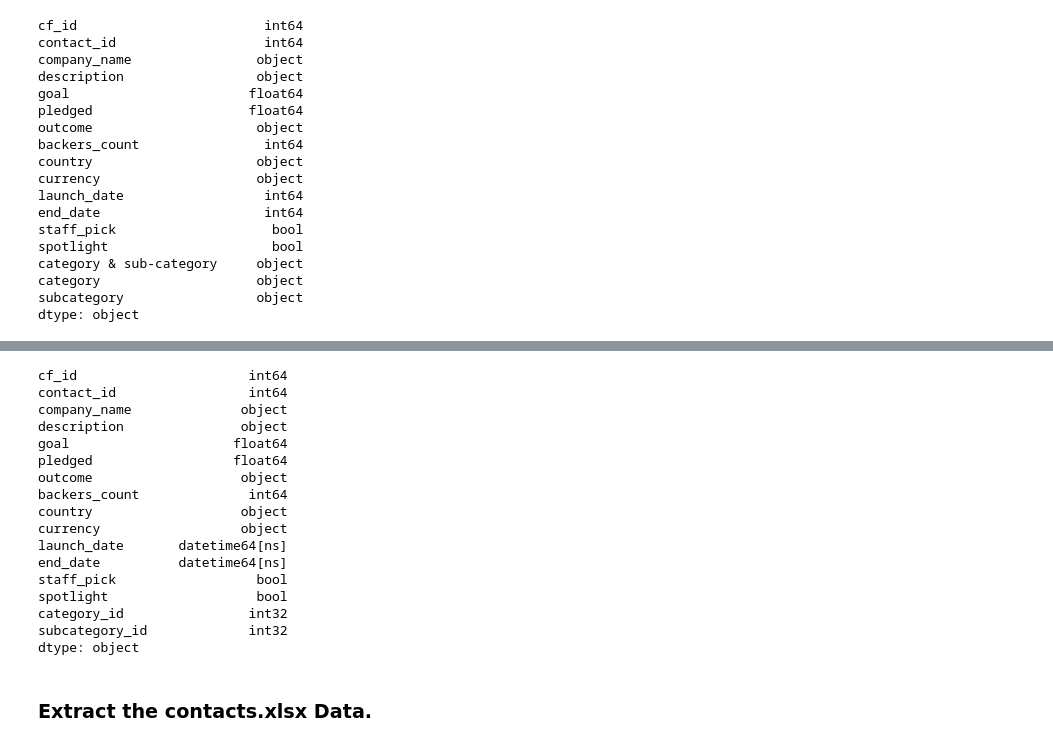
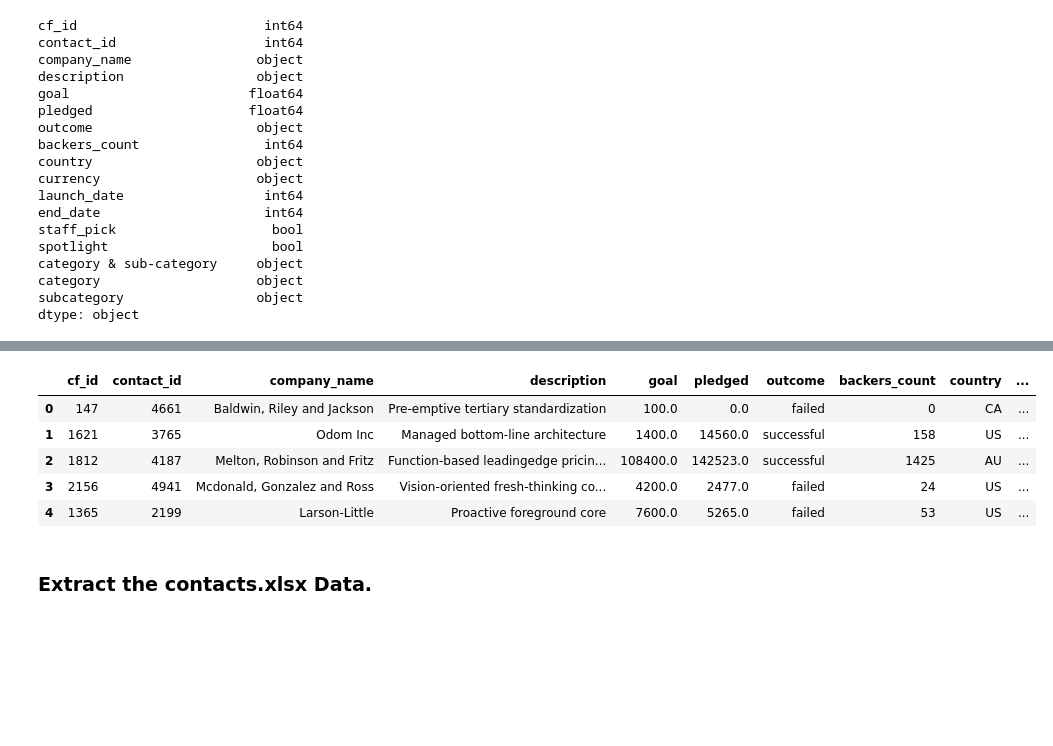
Before and after one commit to rich-willet/Crowdfunding_ETL, a Jupyter notebook: ETL_Mini_Project_RWillet_NRaver-Goldsby.ipynb, the cells around one changed output, grey strips where cells are left out. Drawn from its saved outputs; the diff is of its cells as text; code cells hidden in the pictures; blank space fills up the shorter version.

Commit message:
fixed bugs in sql and ipynb, successfully imported all csv's

```diff
--- a/ETL_Mini_Project_RWillet_NRaver-Goldsby.ipynb
+++ b/ETL_Mini_Project_RWillet_NRaver-Goldsby.ipynb
@@ -265,30 +265,20 @@ campaign_merged_df.tail(10)
 # %%
 # drop unwanted columns
 
-columns_to_drop = ['category & sub-category', 'category', 'subcategory']
+columns_to_drop = ['category & sub-category', 'staff_pick', 'spotlight', 'category', 'subcategory']
 if all(col in campaign_merged_df.columns for col in columns_to_drop):
     campaign_merged_df.drop(columns=columns_to_drop, inplace=True)
 
+
+campaign_merged_df.dtypes
 campaign_merged_df.head()
-campaign_merged_df.dtypes
 # %% [output]
-cf_id                      int64
-contact_id                 int64
-company_name              object
-description               object
-goal                     float64
-pledged                  float64
-outcome                   object
-backers_count              int64
-country                   object
-currency                  object
-launch_date       datetime64[ns]
-end_date          datetime64[ns]
-staff_pick                  bool
-spotlight                   bool
-category_id                int32
-subcategory_id             int32
-dtype: object
+|  | cf_id | contact_id | company_name | description | goal | pledged | outcome | backers_count | country | ... |
+| 0 | 147 | 4661 | Baldwin, Riley and Jackson | Pre-emptive tertiary standardization | 100.0 | 0.0 | failed | 0 | CA | ... |
+| 1 | 1621 | 3765 | Odom Inc | Managed bottom-line architecture | 1400.0 | 14560.0 | successful | 158 | US | ... |
+| 2 | 1812 | 4187 | Melton, Robinson and Fritz | Function-based leadingedge pricin... | 108400.0 | 142523.0 | successful | 1425 | AU | ... |
+| 3 | 2156 | 4941 | Mcdonald, Gonzalez and Ross | Vision-oriented fresh-thinking co... | 4200.0 | 2477.0 | failed | 24 | US | ... |
+| 4 | 1365 | 2199 | Larson-Little | Proactive foreground core | 7600.0 | 5265.0 | failed | 53 | US | ... |
 # %%
 # Export the DataFrame as a CSV file.
 
```
Also changed, not shown: 2 other files.
